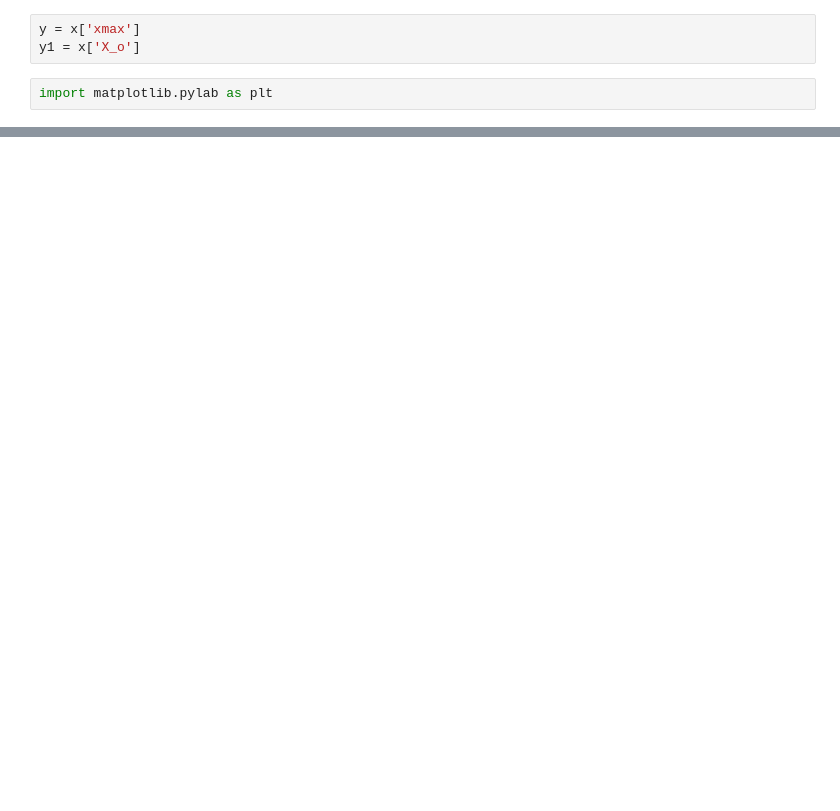
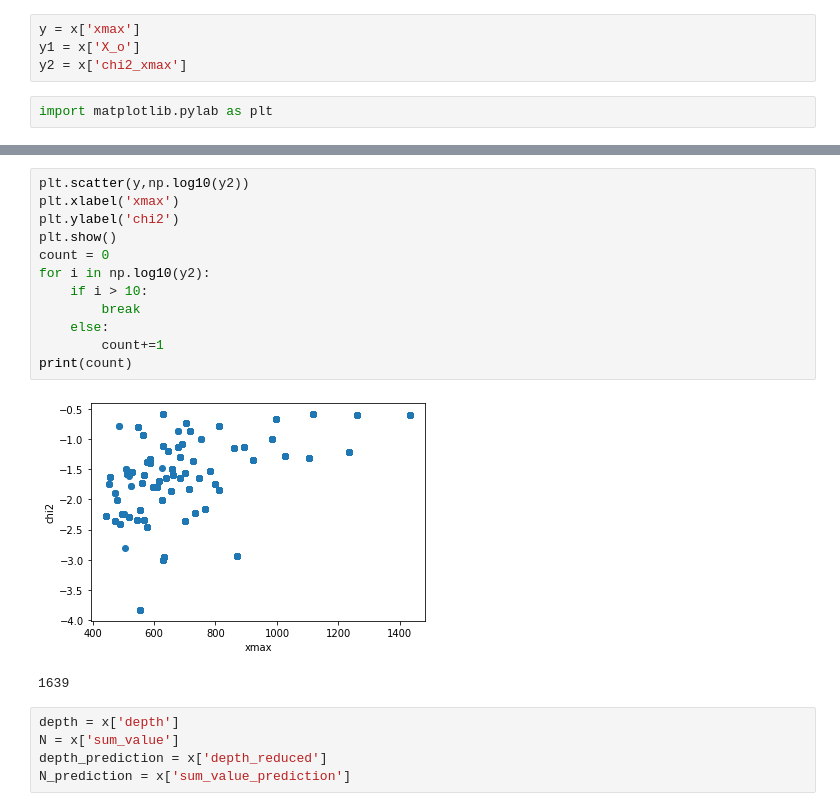
Before and after one commit to andyPhysics/CosmicRay, a Jupyter notebook: extract_data/Untitled.ipynb, the cells around one changed output, grey strips where cells are left out. Drawn from its saved outputs; the diff is of its cells as text; blank space fills up the shorter version.

```diff
--- a/extract_data/Untitled.ipynb
+++ b/extract_data/Untitled.ipynb
@@ -5,6 +5,7 @@ x = np.load('First.npy',allow_pickle=True).item()
 # %%
 y = x['xmax']
 y1 = x['X_o']
+y2 = x['chi2_xmax']
 # %%
 import matplotlib.pylab as plt
 # %%
@@ -20,0 +23,20 @@ plt.show()
+# %%
+plt.scatter(y,np.log10(y2))
+plt.xlabel('xmax')
+plt.ylabel('chi2')
+plt.show()
+count = 0
+for i in np.log10(y2):
+    if i > 10:
+        break
+    else:
+        count+=1
+print(count)
+# %% [output]
+[figure, added]
+1639
+# %%
+depth = x['depth']
+N = x['sum_value']
+depth_prediction = x['depth_reduced']
+N_prediction = x['sum_value_prediction']
```
Also changed, not shown: parts of 10 cells of this notebook, 3 other files.
